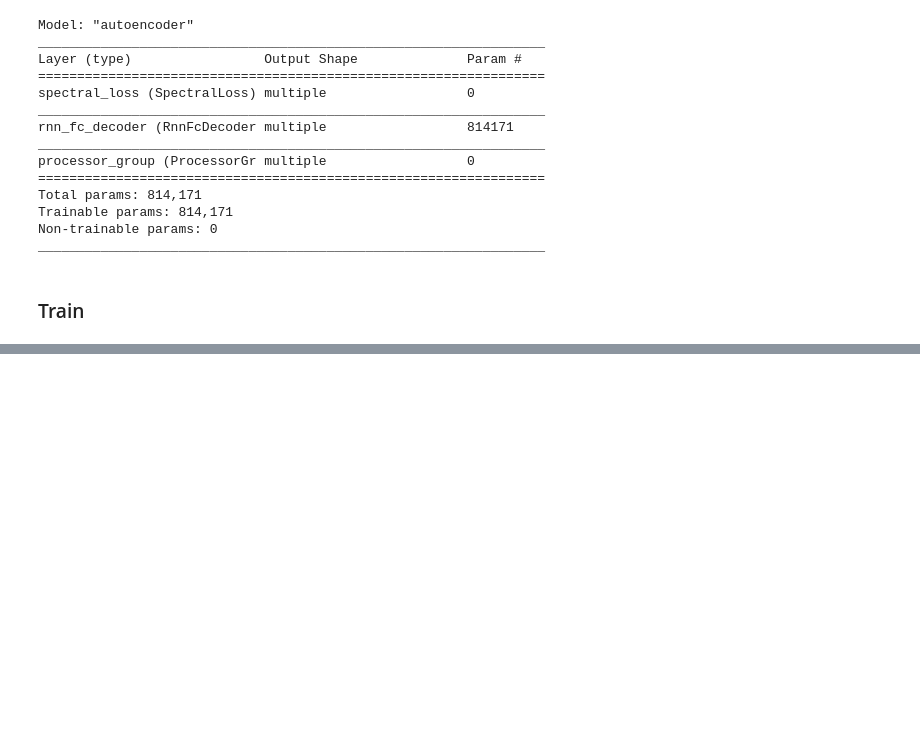
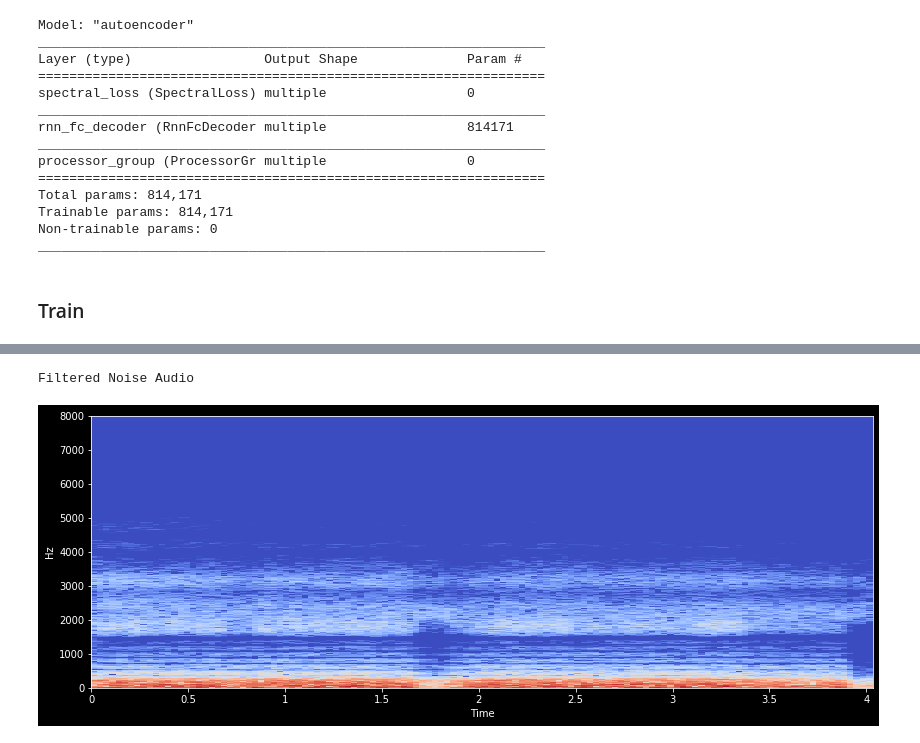
Before and after one commit to tripp528/NoisyGAN, a Jupyter notebook: Training without colab.ipynb, the cells around one changed output, grey strips where cells are left out. Cells and saved outputs as stored; diff of their text form; code cells hidden in the pictures; blank space fills up the shorter version.

```diff
--- a/Training without colab.ipynb
+++ b/Training without colab.ipynb
@@ -241,0 +210,8 @@ TypeError: in converted code:
+# %%
+print('Filtered Noise Audio')
+audio_noise = controls['noise']['signal']
+specPlot(audio_noise)
+play(audio_noise)
+# %% [output]
+Filtered Noise Audio
+[figure, added]
```
Also changed, not shown: parts of 24 cells of this notebook.
